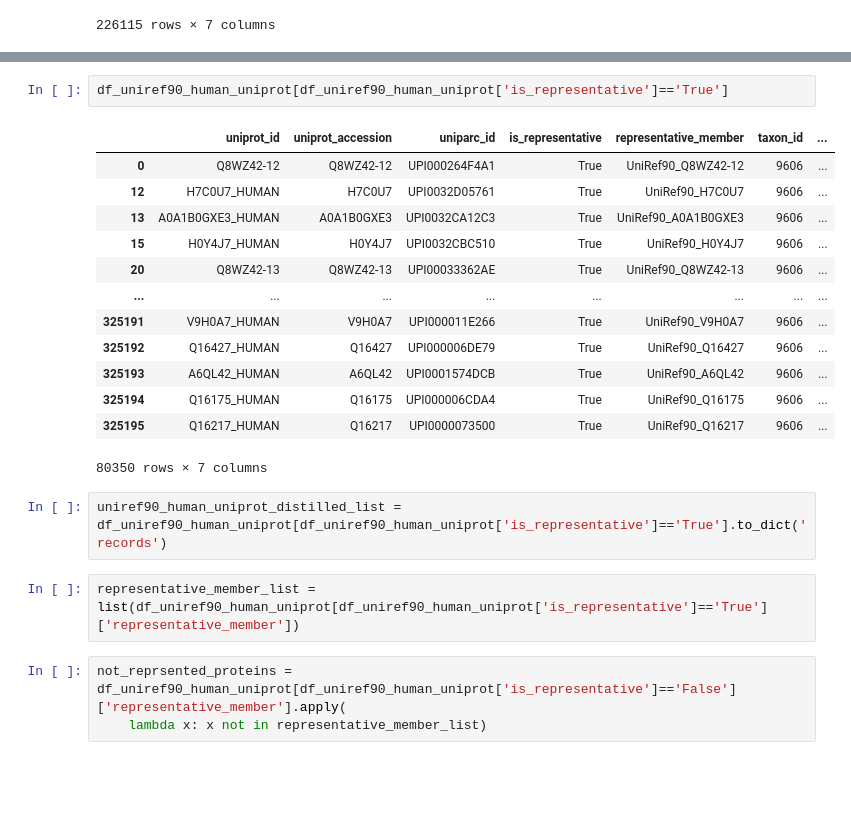
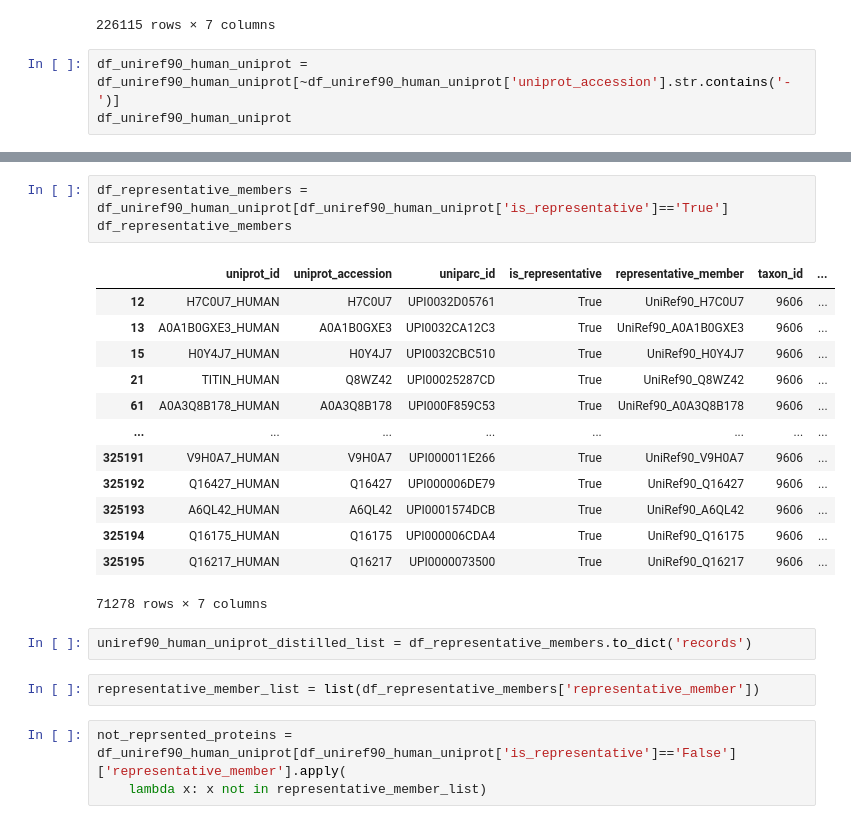
Before and after one commit to boun-tabi-lifelu/evolutionary-subword-tokenization, a Jupyter notebook: Prog/human_db_arrangment.ipynb, the cells around one changed output, grey strips where cells are left out. Drawn from its saved outputs; the diff is of its cells as text; blank space fills up the shorter version.

Commit message:
table name fix and uniprot-uniref isoform filters

```diff
--- a/Prog/human_db_arrangment.ipynb
+++ b/Prog/human_db_arrangment.ipynb
@@ -565,3 +587,6 @@ df_uniref90_human_uniprot
 | 325194 | Q16175_HUMAN | Q16175 | UPI000006CDA4 | True | UniRef90_Q16175 | 9606 | ... |
 | 325195 | Q16217_HUMAN | Q16217 | UPI0000073500 | True | UniRef90_Q16217 | 9606 | ... |
 226115 rows × 7 columns
+# %%
+df_uniref90_human_uniprot = df_uniref90_human_uniprot[~df_uniref90_human_uniprot['uniprot_accession'].str.contains('-')]
+df_uniref90_human_uniprot
@@ -568,23 +607,24 @@ df_uniref90_human_uniprot
 # %%
-df_uniref90_human_uniprot[df_uniref90_human_uniprot['is_representative']=='True']
+df_representative_members = df_uniref90_human_uniprot[df_uniref90_human_uniprot['is_representative']=='True']
+df_representative_members
 # %% [output]
 |  | uniprot_id | uniprot_accession | uniparc_id | is_representative | representative_member | taxon_id | ... |
-| 0 | Q8WZ42-12 | Q8WZ42-12 | UPI000264F4A1 | True | UniRef90_Q8WZ42-12 | 9606 | ... |
 | 12 | H7C0U7_HUMAN | H7C0U7 | UPI0032D05761 | True | UniRef90_H7C0U7 | 9606 | ... |
 | 13 | A0A1B0GXE3_HUMAN | A0A1B0GXE3 | UPI0032CA12C3 | True | UniRef90_A0A1B0GXE3 | 9606 | ... |
 | 15 | H0Y4J7_HUMAN | H0Y4J7 | UPI0032CBC510 | True | UniRef90_H0Y4J7 | 9606 | ... |
-| 20 | Q8WZ42-13 | Q8WZ42-13 | UPI00033362AE | True | UniRef90_Q8WZ42-13 | 9606 | ... |
+| 21 | TITIN_HUMAN | Q8WZ42 | UPI00025287CD | True | UniRef90_Q8WZ42 | 9606 | ... |
+| 61 | A0A3Q8B178_HUMAN | A0A3Q8B178 | UPI000F859C53 | True | UniRef90_A0A3Q8B178 | 9606 | ... |
 | ... | ... | ... | ... | ... | ... | ... | ... |
 | 325191 | V9H0A7_HUMAN | V9H0A7 | UPI000011E266 | True | UniRef90_V9H0A7 | 9606 | ... |
 | 325192 | Q16427_HUMAN | Q16427 | UPI000006DE79 | True | UniRef90_Q16427 | 9606 | ... |
 | 325193 | A6QL42_HUMAN | A6QL42 | UPI0001574DCB | True | UniRef90_A6QL42 | 9606 | ... |
 | 325194 | Q16175_HUMAN | Q16175 | UPI000006CDA4 | True | UniRef90_Q16175 | 9606 | ... |
 | 325195 | Q16217_HUMAN | Q16217 | UPI0000073500 | True | UniRef90_Q16217 | 9606 | ... |
-80350 rows × 7 columns
+71278 rows × 7 columns
 # %%
-uniref90_human_uniprot_distilled_list = df_uniref90_human_uniprot[df_uniref90_human_uniprot['is_representative']=='True'].to_dict('records')
+uniref90_human_uniprot_distilled_list = df_representative_members.to_dict('records')
 # %%
-representative_member_list = list(df_uniref90_human_uniprot[df_uniref90_human_uniprot['is_representative']=='True']['representative_member'])
+representative_member_list = list(df_representative_members['representative_member'])
 # %%
 not_reprsented_proteins = df_uniref90_human_uniprot[df_uniref90_human_uniprot['is_representative']=='False']['representative_member'].apply(
     lambda x: x not in representative_member_list)
```
Also changed, not shown: parts of 20 cells of this notebook.
